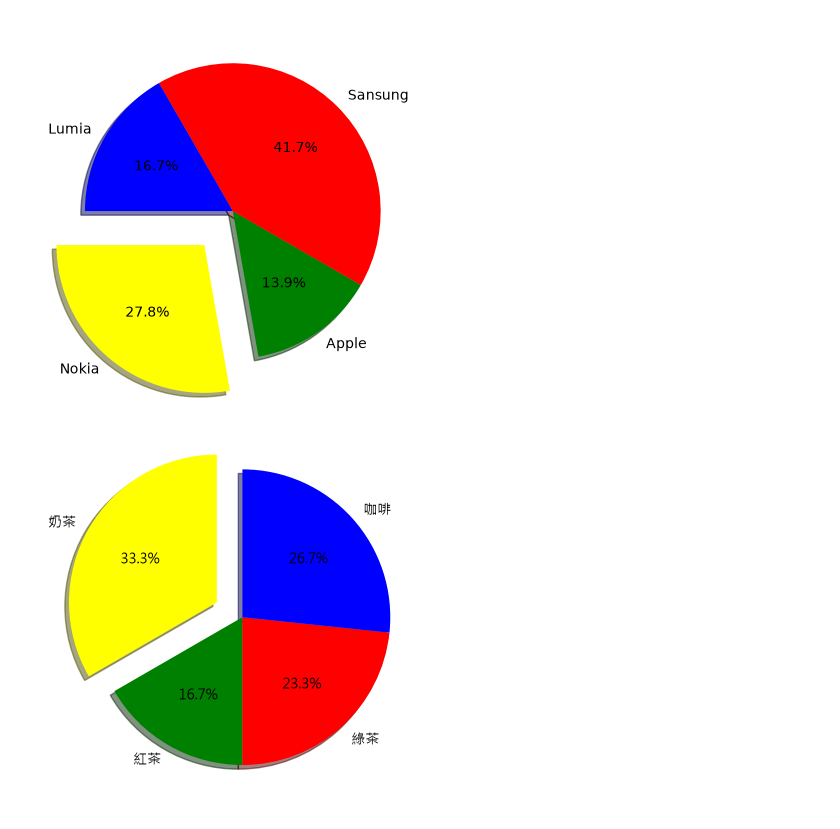
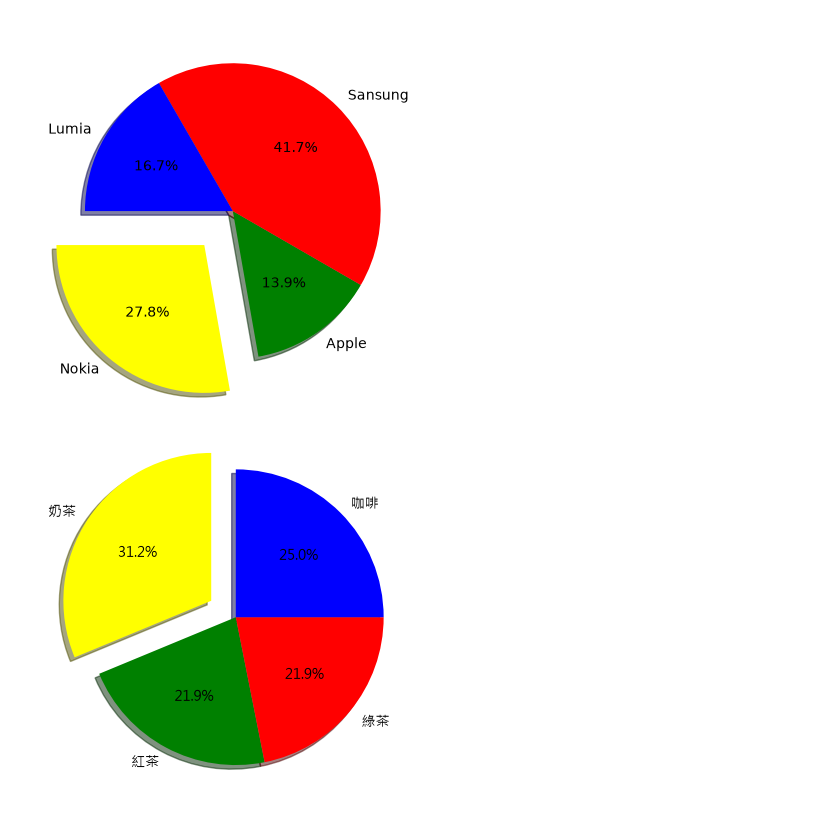
Before and after one commit to samchen2000/2026_5_9_python_class, a Jupyter notebook: Class_7/class7_lesson2_1.ipynb, the cells around one changed output. Cells and saved outputs as stored; diff of their text form; code cells hidden in the pictures.

```diff
--- a/Class_7/class7_lesson2_1.ipynb
+++ b/Class_7/class7_lesson2_1.ipynb
@@ -20,20 +20,20 @@ plt.show()
 # %%
 import matplotlib.pyplot as plt
 
 plt.rcParams['font.sans-serif'] = ['Microsoft JhengHei', 'Arial Unicode MS', 'Heiti TC']
 labels = ['奶茶', '紅茶', '綠茶', '咖啡']
-values = [50, 25, 35, 40]
+values = [50, 35, 35, 40]
 colors = ['yellow', 'green', 'red', 'blue']
 
 figure = plt.figure()
 axes = figure.add_subplot()
 axes.pie(values,
          labels=labels,
          colors = colors,
          explode=[0.2,0 ,0 ,0],
          shadow=True,
          autopct="%1.1f%%",
          startangle=90)
 plt.show()
 # %% [output]
-[figure, old version]
+[figure, new version]
```
Also changed, not shown: 8 other files.
